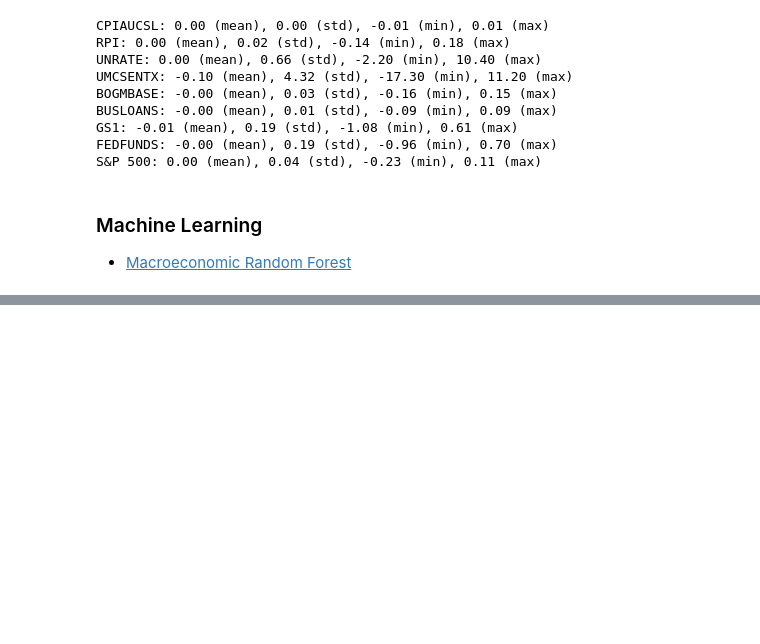
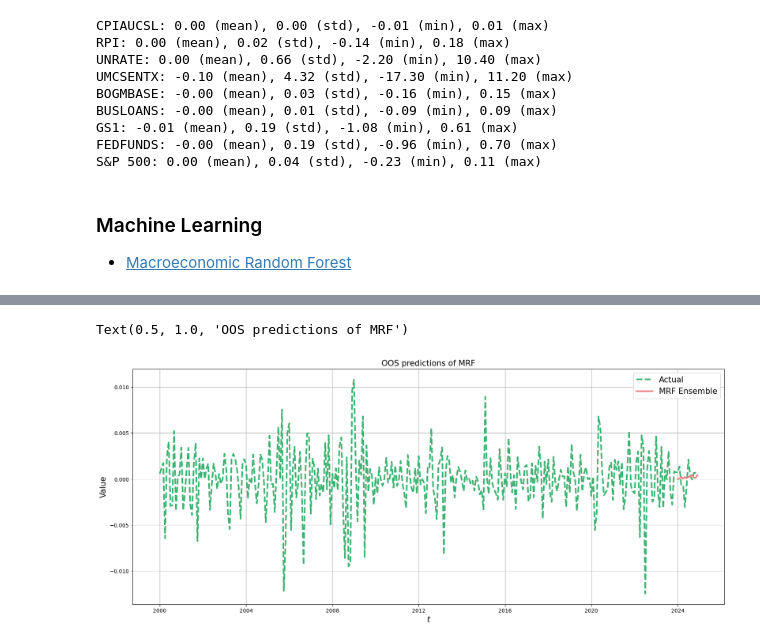
Before and after one commit to JawandS/macroeconvue, a Jupyter notebook: nowcasting/main.ipynb, the cells around one changed output, grey strips where cells are left out. Saved outputs shown, nothing was run; the diff lists cells and outputs as text; code cells hidden in the pictures; blank space fills up the shorter version.

Commit message:
fix graphing

```diff
--- a/nowcasting/main.ipynb
+++ b/nowcasting/main.ipynb
@@ -211,4 +216,13 @@ MRF = MacroRandomForest(data = data,
+# %%
+# Build model
+model = MRF.MacroRandomForest(
+    data = train,
+    x_pos = x_pos,
+    oos_pos = oos_pos,
+    S_pos = S_pos,
+    y_pos = y_pos,
+)
 # %%
 # Run the model
-model_output = MRF._ensemble_loop()
+model_output = model._ensemble_loop()
 # %% [output]
@@ -216,0 +246,9 @@ ValueError: ndarray is not contiguous
+# %%
+output = model_output
+forecasts = output['pred']
+betas = output['betas']
+# %%
+# Map forecasts to date using data index
+forecasts.dropna(inplace=True)
+forecasts.index = train.index[oos_pos]
+forecasts
@@ -216,0 +270,16 @@ ValueError: ndarray is not contiguous
+# %%
+fig, ax = plt.subplots()
+plt.rcParams['figure.figsize'] = (20, 8)
+
+# Plotting actual versus original
+ax.plot(data[[y_var]], label = 'Actual', linewidth = 3, color ='mediumseagreen', linestyle = '--')
+ax.plot(forecasts, color = 'lightcoral', linewidth = 3, label = "MRF Ensemble")
+
+ax.legend(fontsize = 15)
+ax.set_ylabel("Value", fontsize = 15)
+ax.grid()
+ax.set_xlabel(r"$t$", fontsize = 16)
+ax.set_title("OOS predictions of MRF", fontsize = 15)
+# %% [output]
+Text(0.5, 1.0, 'OOS predictions of MRF')
+[figure, added]
```
Also changed, not shown: parts of 8 cells of this notebook.
